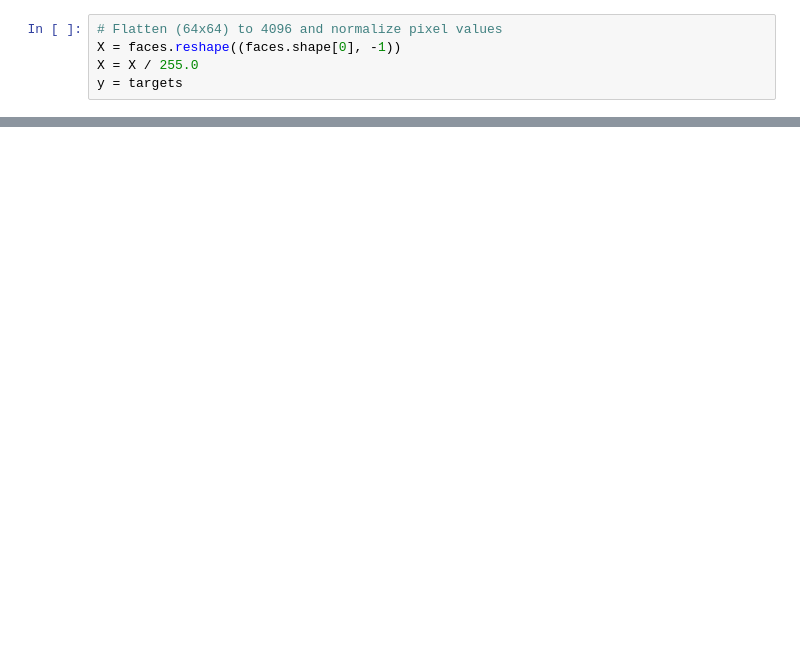
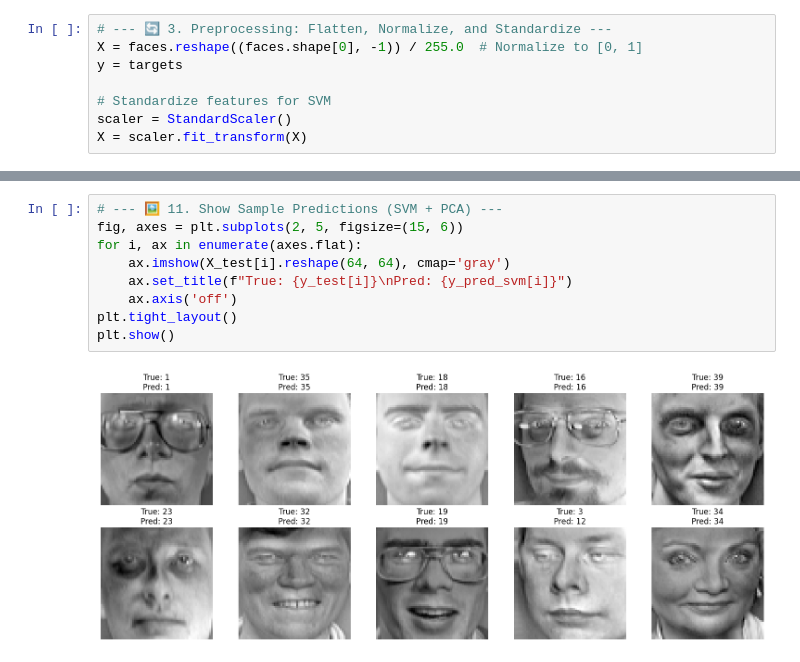
Before and after one commit to tej787/Login_Page, a Jupyter notebook: chapter_appendix-tools-for-deep-learning/jupyter.ipynb, the cells around one changed output, grey strips where cells are left out. Cells and saved outputs as stored; diff of their text form; blank space fills up the shorter version.

```diff
--- a/chapter_appendix-tools-for-deep-learning/jupyter.ipynb
+++ b/chapter_appendix-tools-for-deep-learning/jupyter.ipynb
@@ -20,6 +44,9 @@ print(targets.shape) # Expecting (400,)
 # %%
-# Flatten (64x64) to 4096 and normalize pixel values
-X = faces.reshape((faces.shape[0], -1))
-X = X / 255.0
+# --- 🔄 3. Preprocessing: Flatten, Normalize, and Standardize ---
+X = faces.reshape((faces.shape[0], -1)) / 255.0  # Normalize to [0, 1]
 y = targets
+
+# Standardize features for SVM
+scaler = StandardScaler()
+X = scaler.fit_transform(X)
 # %%
@@ -132,0 +173,11 @@ plt.show()
+# %%
+# --- 🖼️ 11. Show Sample Predictions (SVM + PCA) ---
+fig, axes = plt.subplots(2, 5, figsize=(15, 6))
+for i, ax in enumerate(axes.flat):
+    ax.imshow(X_test[i].reshape(64, 64), cmap='gray')
+    ax.set_title(f"True: {y_test[i]}\nPred: {y_pred_svm[i]}")
+    ax.axis('off')
+plt.tight_layout()
+plt.show()
+# %% [output]
+[figure, added]
```
Also changed, not shown: parts of 9 cells of this notebook.
